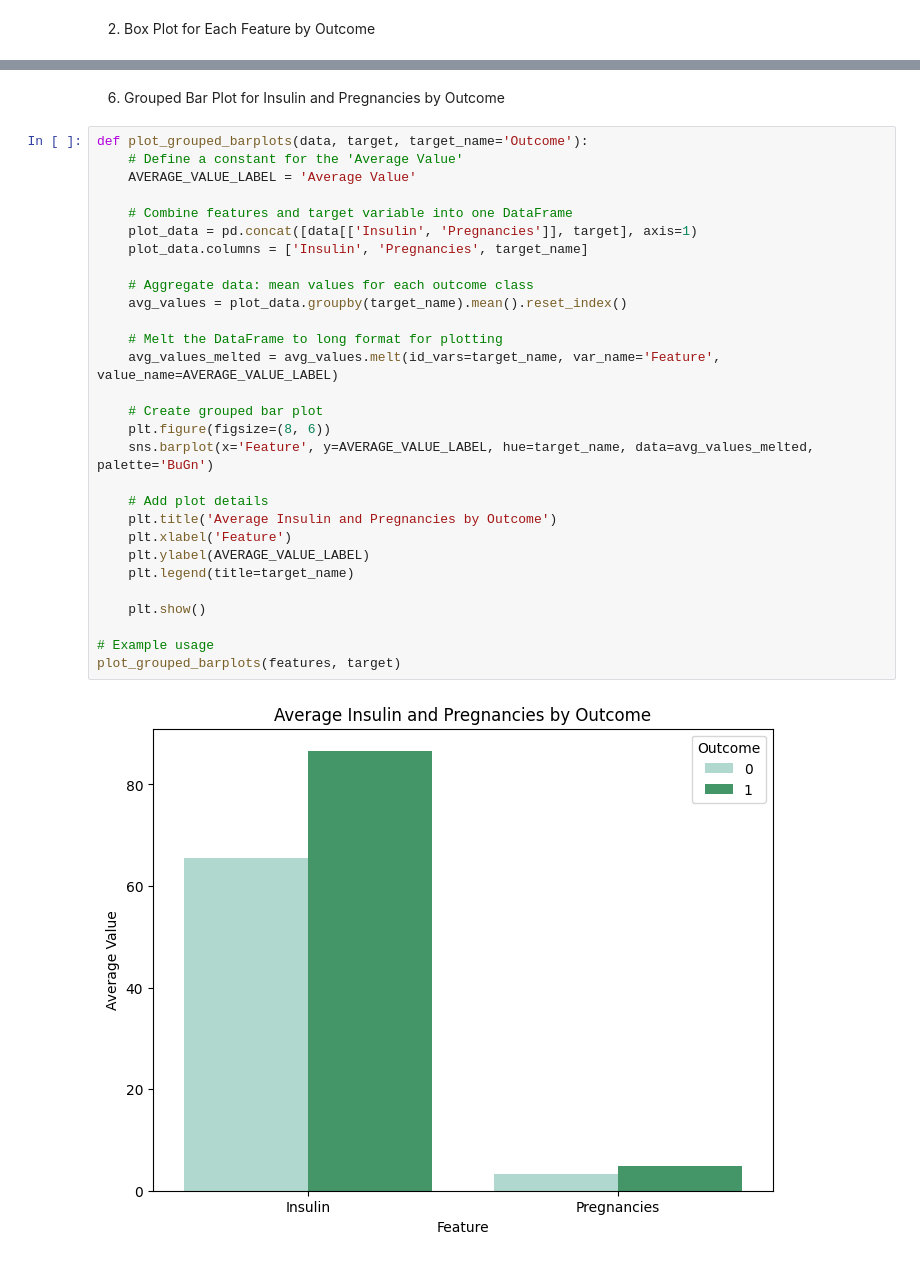
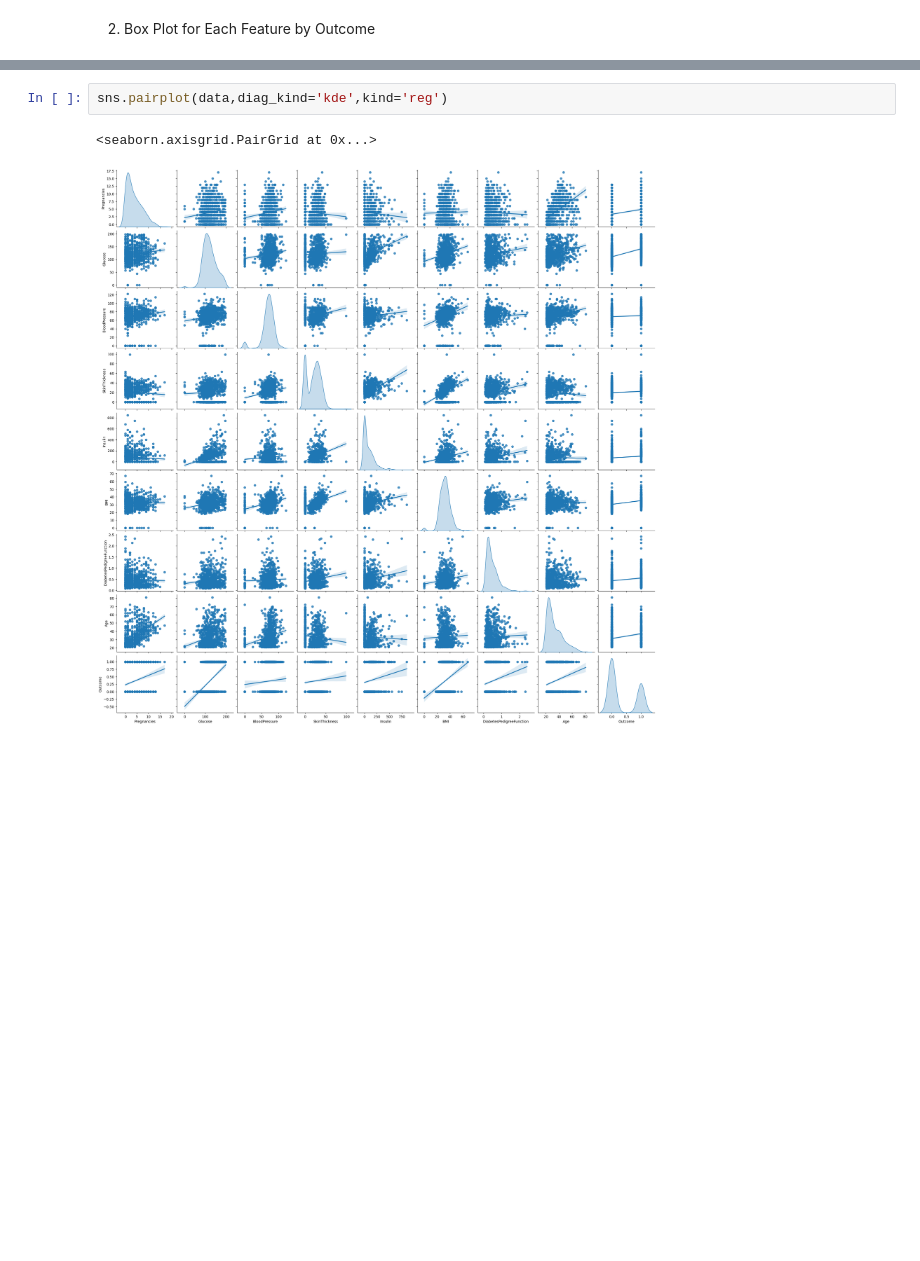
Before and after one commit to nawaf-alageel/Data-analysis-2, a Jupyter notebook: Naive_Bayes_Classifier/naive_bayes_classifier.ipynb, the cells around one changed output, grey strips where cells are left out. Saved outputs shown, nothing was run; the diff lists cells and outputs as text; blank space fills up the shorter version.

```diff
--- a/Naive_Bayes_Classifier/naive_bayes_classifier.ipynb
+++ b/Naive_Bayes_Classifier/naive_bayes_classifier.ipynb
@@ -245,33 +177,5 @@ plot_scatter_insulin_pregnancies(features, target)
-# %% [markdown]
-6. Grouped Bar Plot for Insulin and Pregnancies by Outcome
-# %%
-def plot_grouped_barplots(data, target, target_name='Outcome'):
-    # Define a constant for the 'Average Value'
-    AVERAGE_VALUE_LABEL = 'Average Value'
-
-    # Combine features and target variable into one DataFrame
-    plot_data = pd.concat([data[['Insulin', 'Pregnancies']], target], axis=1)
-    plot_data.columns = ['Insulin', 'Pregnancies', target_name]
-
-    # Aggregate data: mean values for each outcome class
-    avg_values = plot_data.groupby(target_name).mean().reset_index()
-
-    # Melt the DataFrame to long format for plotting
-    avg_values_melted = avg_values.melt(id_vars=target_name, var_name='Feature', value_name=AVERAGE_VALUE_LABEL)
-
-    # Create grouped bar plot
-    plt.figure(figsize=(8, 6))
-    sns.barplot(x='Feature', y=AVERAGE_VALUE_LABEL, hue=target_name, data=avg_values_melted, palette='BuGn')
-
-    # Add plot details
-    plt.title('Average Insulin and Pregnancies by Outcome')
-    plt.xlabel('Feature')
-    plt.ylabel(AVERAGE_VALUE_LABEL)
-    plt.legend(title=target_name)
-
-    plt.show()
-
-# Example usage
-plot_grouped_barplots(features, target)
-# %% [output]
-[figure, removed]
+# %%
+sns.pairplot(data,diag_kind='kde',kind='reg')
+# %% [output]
+<seaborn.axisgrid.PairGrid at 0x...>
+[figure, added]
```
Also changed, not shown: parts of 29 cells of this notebook.
